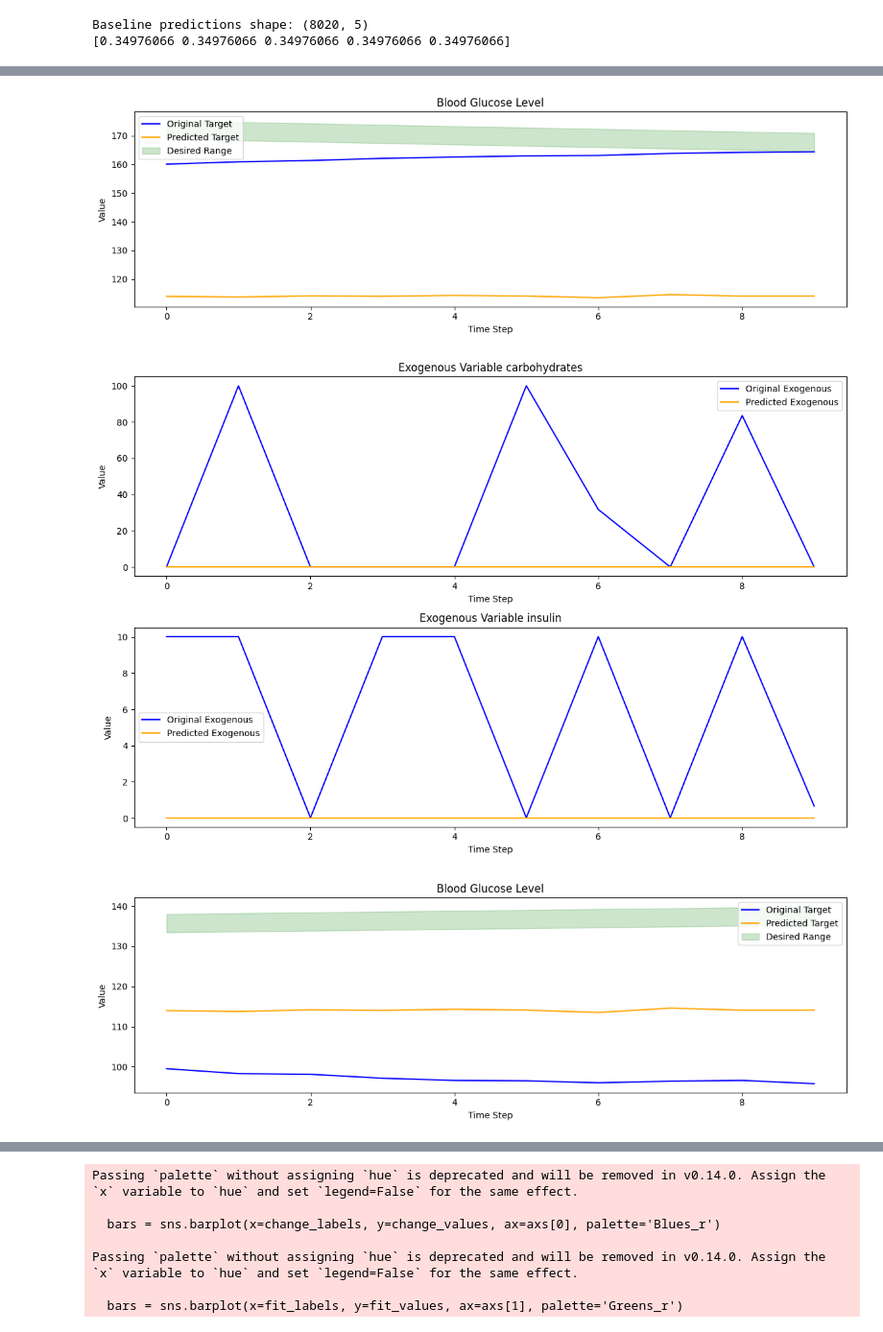
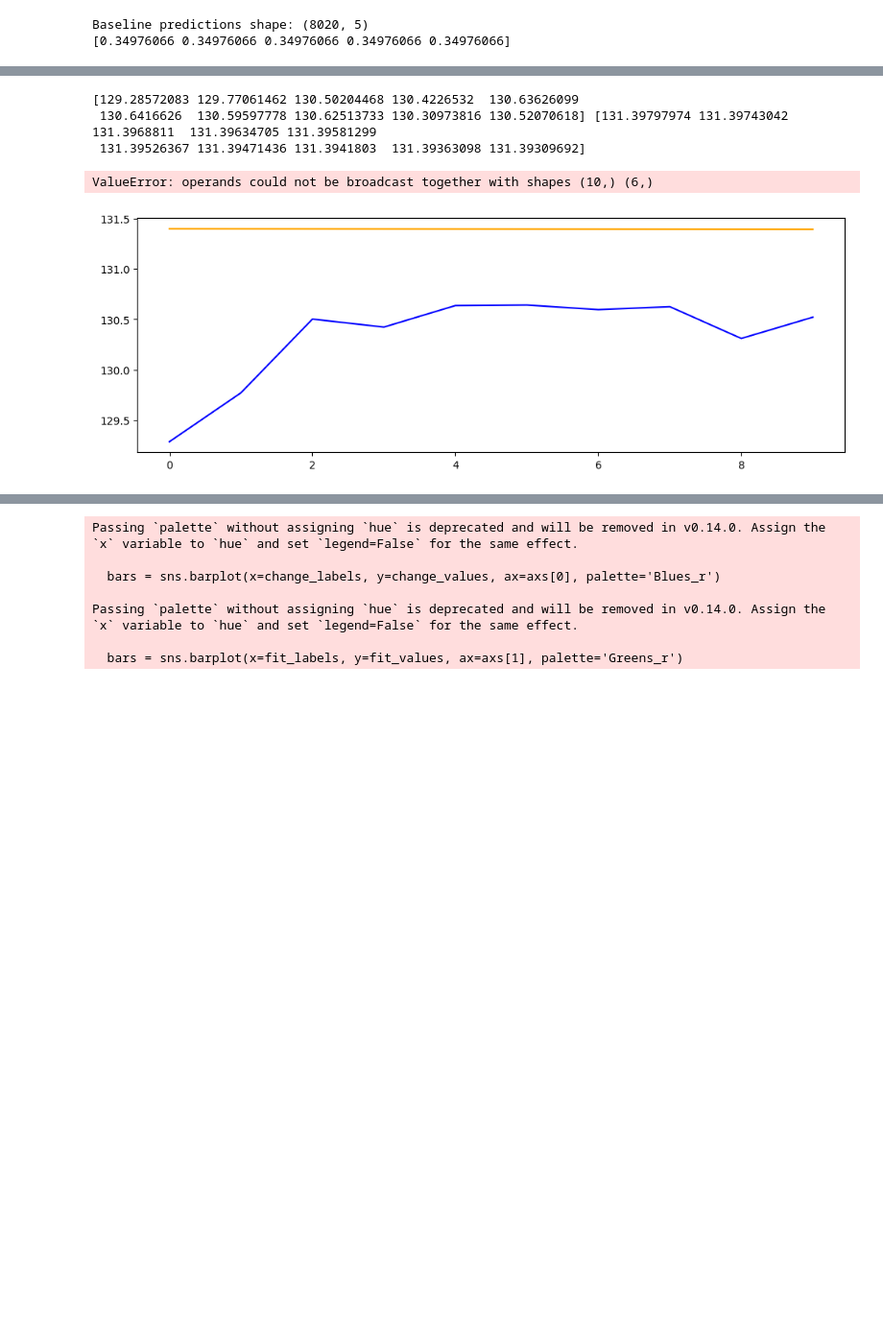
Before and after one commit to TomkeMeyer/ThesisTomkeMeyer, a Jupyter notebook: TEST.ipynb, the cells around one changed output, grey strips where cells are left out. Shown at 96% size. Saved outputs shown, nothing was run; the diff lists cells and outputs as text; code cells hidden in the pictures; blank space fills up the shorter version.

```diff
--- a/TEST.ipynb
+++ b/TEST.ipynb
@@ -694,8 +697,8 @@ parser.add_argument( "--test-group", type=str, default=None, help="Extract rando
 parser.add_argument( "--cluster", type=int, default=0, help="Choose cluster for MIMIC data, default 0")
 
 # Parse the arguments from a string
-#args = parser.parse_args("--dataset ohiot1dm --horizon 6 --back-horizon 24 --random-seed 32 --train-size 0.8 --test-group hyper".split())
-args = parser.parse_args("--dataset simulated --horizon 10 --back-horizon 40 --random-seed 32 --train-size 0.8 --test-group hyper".split())
+args = parser.parse_args("--dataset ohiot1dm --horizon 6 --back-horizon 24 --random-seed 32 --train-size 0.8 --test-group hyper".split())
+#args = parser.parse_args("--dataset simulated --horizon 10 --back-horizon 40 --random-seed 32 --train-size 0.8 --test-group hyper".split())
 #args = parser.parse_args("--dataset mimic --horizon 6 --back-horizon 12 --random-seed 32 --train-size 0.8 --test-group hyper --cluster 0".split())
 #args = parser.parse_args()
 data_path = "./data/"
@@ -1573,6 +1732,6 @@ class TimeSeriesOptimizer:
         self.exogs[i] = grad_X_e.numpy().squeeze()
         self.losses[i] = loss.numpy()
 # %%
-X_test = np.concatenate((Target_test, Exog_test), axis=2)
+#X_test = np.concatenate((Target_test, Exog_test), axis=2)
 pred_exog = pred_exog_nbeats
-clip_ranges = [[[0.0, 1.0]] * 5] * len(X_test)
+clip_ranges = [[[0.0, 1.0]] * len(CHANGE_COLS)] * len(X_test)
@@ -1665,12 +1804,12 @@ transformed_orig_exogs_gru = opt.transformed_orig_exogs
 # %%
 opt = TimeSeriesOptimizer(method='nbeats', dataset=dataset, pred_exog=pred_exog, desired_max_lst=desired_max_lst, desired_min_lst=desired_min_lst, pred_tf=pred_tf, rand_test_idx=rand_test_idx, back_horizon=back_horizon, horizon=horizon, target_col=TARGET_COL, change_cols=CHANGE_COLS, clip_ranges=clip_ranges, hist_inputs=hist_inputs)
 opt.optimize()
-targets_nbeats = opt.targets
-orig_targets_nbeats = opt.orig_targets
-exogs_nbeats = opt.exogs
-orig_exogs_nbeats = opt.orig_exogs
-losses_nbeats = opt.losses
-transformed_targets_nbeats = opt.transformed_targets
-transformed_exogs_nbeats = opt.transformed_exogs
-transformed_orig_targets_gru = opt.transformed_orig_targets
-transformed_orig_exogs_gru = opt.transformed_orig_exogs
+sim_targets_nbeats = opt.targets
+sim_orig_targets_nbeats = opt.orig_targets
+sim_exogs_nbeats = opt.exogs
+sim_orig_exogs_nbeats = opt.orig_exogs
+sim_losses_nbeats = opt.losses
+sim_transformed_targets_nbeats = opt.transformed_targets
+sim_transformed_exogs_nbeats = opt.transformed_exogs
+sim_transformed_orig_targets_gru = opt.transformed_orig_targets
+sim_transformed_orig_exogs_gru = opt.transformed_orig_exogs
@@ -1750,14 +1939,14 @@ desired_max: (100, 10, 1)
 sample_idx = random.sample(range(0, 100), 5)
 #sample_idx = 58
 for sam in sample_idx:
-    time_steps = np.arange(transformed_orig_targets_gru.shape[1])
+    time_steps = np.arange(transformed_orig_targets_sarimax.shape[1])
 
     # Extract time series
-    orig_targets = transformed_orig_targets_gru[sam]
-    pred_targets = transformed_targets_gru[sam]
-    orig_exogs = transformed_orig_exogs_gru[sam]
-    pred_exogs = transformed_exogs_gru[sam]
-
+    orig_targets = sim_transformed_orig_targets_sarimax[sam]
+    pred_targets = sim_transformed_targets_sarimax[sam]
+    orig_exogs = sim_transformed_orig_exogs_sarimax[sam]
+    pred_exogs = sim_transformed_exogs_sarimax[sam]
+    print(orig_targets, pred_targets)
     # Reshape targets if necessary
     if orig_targets.ndim == 1:
         orig_targets = orig_targets[:, np.newaxis]
@@ -1787,35 +1976,37 @@ for sam in sample_idx:
         )
         plt.title(f"Blood Glucose Level")
         plt.xlabel("Time Step")
         plt.ylabel("Value")
         plt.legend()
     plt.tight_layout()
-    plt.savefig(f"BG_gru_sim_6_24_{sam}.png")
+    plt.savefig(f"BG_sarimax_sim_6_24_{sam}.png")
     plt.show()
 
     if args.dataset == "ohiot1dm":
         labels = ["basal insulin", "bolus insulin", "carbohydrates", "exercise intensity"]
         num_exog_vars = 4
     elif args.dataset == "simulated":
         labels = ["carbohydrates", "insulin"]
         num_exog_vars = 2
     else:
         labels = None
         num_exog_vars = orig_exogs.shape[-1]
     # Plot Exogenous Variables
     plt.figure(figsize=(12, 4 * num_exog_vars))
     for i in range(num_exog_vars):
         plt.subplot(num_exog_vars, 1, i + 1)
         plt.plot(time_steps, orig_exogs[:, i], label='Original Exogenous', color='blue')
         plt.plot(time_steps, pred_exogs[:, i], label='Predicted Exogenous', color='orange')
         plt.title(f"Exogenous Variable {labels[i]}")
         plt.xlabel("Time Step")
         plt.ylabel("Value")
         plt.legend()
     plt.tight_layout()
-    plt.savefig(f"exogenous_gru_sim_6_24_{sam}.png")
+    plt.savefig(f"exogenous_sarimax_sim_6_24_{sam}.png")
     plt.show()
 # %% [output]
+[129.28572083 129.77061462 130.50204468 130.4226532  130.63626099
+ 130.6416626  130.59597778 130.62513733 130.30973816 130.52070618] [131.39797974 131.39743042 131.3968811  131.39634705 131.39581299
+ 131.39526367 131.39471436 131.3941803  131.39363098 131.39309692]
+ValueError: operands could not be broadcast together with shapes (10,) (6,)
-[figure, old version]
+[figure, new version]
-[figure, removed]
-[figure, removed]
```
Also changed, not shown: parts of 22 cells of this notebook, 1 other file.
